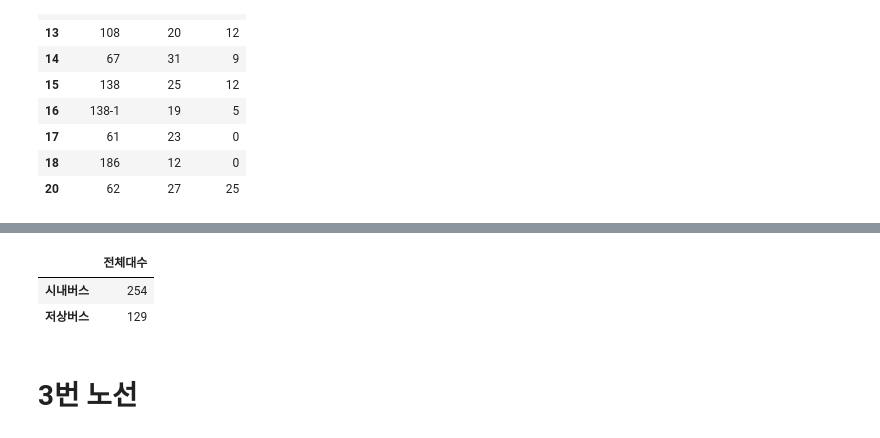
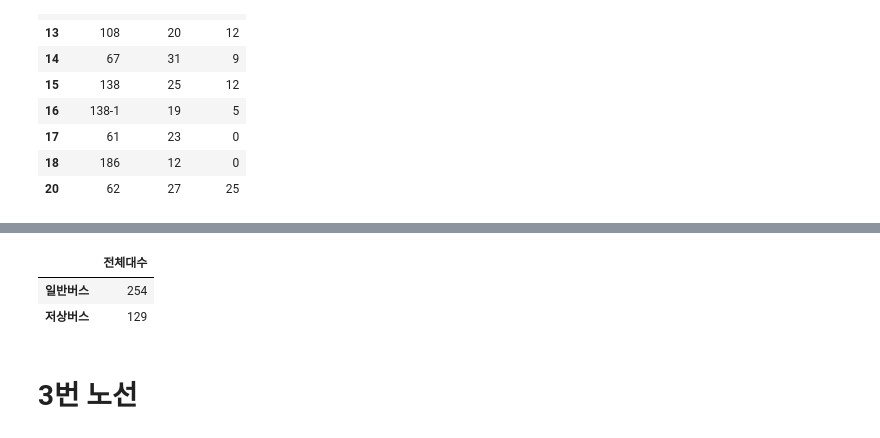
Before and after one commit to WithU-Bus/WithU-Bus, a Jupyter notebook: 비율.ipynb, the cells around one changed output, grey strips where cells are left out. Saved outputs shown, nothing was run; the diff lists cells and outputs as text; code cells hidden in the pictures.

```diff
--- a/비율.ipynb
+++ b/비율.ipynb
@@ -73,4 +73 @@ total
 | 저상버스 | 730 |
-# %%
-pd.options.display.float_format = '{:,.0f}'.format
-bus
@@ -160,9 +121,9 @@ bus2
 # %%
-bus2_total = pd.DataFrame({'전체대수':[254, 129]}, index=['시내버스', '저상버스'])
+bus2_total = pd.DataFrame({'전체대수':[254, 129]}, index=['일반버스', '저상버스'])
 bus2_total
 # %% [output]
 |  | 전체대수 |
-| 시내버스 | 254 |
+| 일반버스 | 254 |
 | 저상버스 | 129 |
 # %% [markdown]
 # 3번 노선
```
Also changed, not shown: parts of 15 cells of this notebook, 1 other file.
